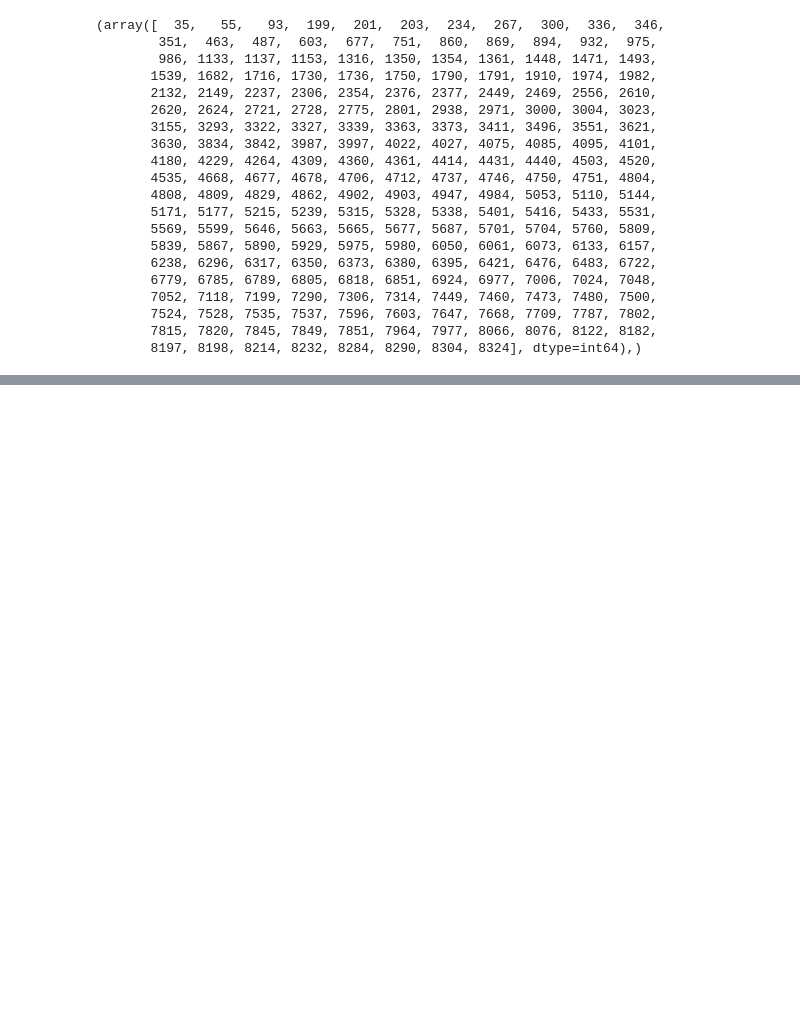
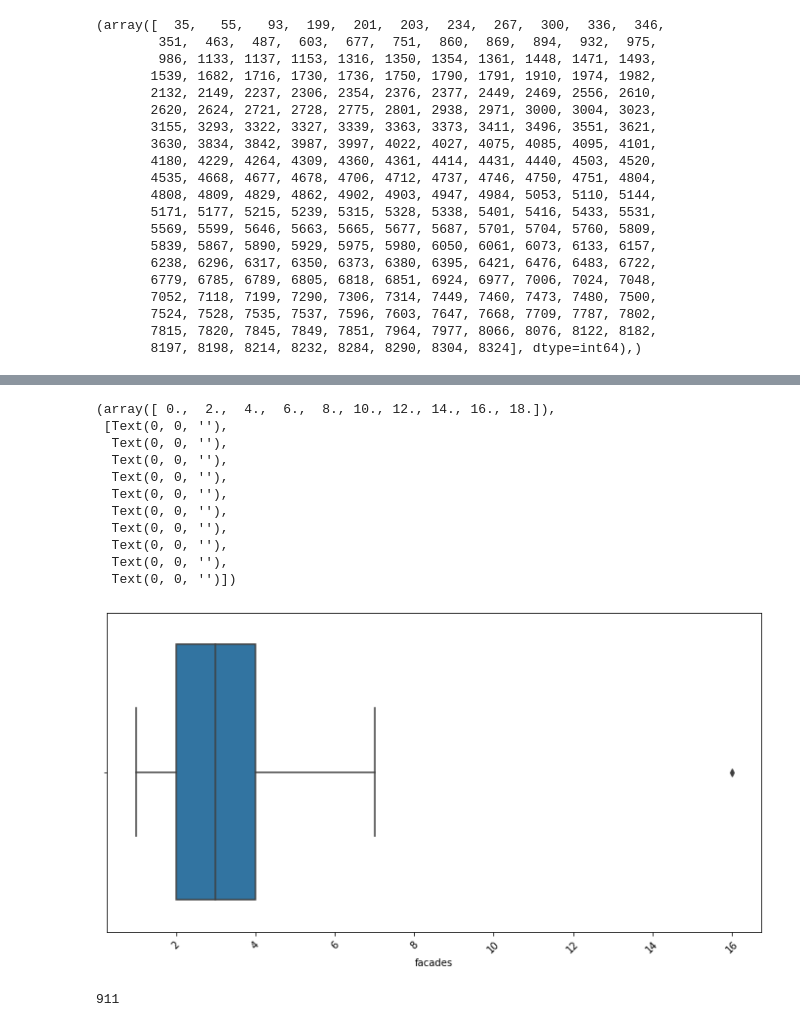
Before and after one commit to matthew-samyn/challenge-data-analysis, a Jupyter notebook: outliers.ipynb, the cells around one changed output, grey strips where cells are left out. Cells and saved outputs as stored; diff of their text form; code cells hidden in the pictures; blank space fills up the shorter version.

```diff
--- a/outliers.ipynb
+++ b/outliers.ipynb
@@ -167,3 +166,27 @@ df.loc[55:55]
 # %% [output]
 |  | area | price | state_of_building | facades | bedrooms | fully_equipped_kitchen | furnished | open_fire | ... |
 | 55 | 1050.0 | 2450000 | to be done up | 4.0 | 10.0 | hyper equipped | no | NaN | ... |
+# %%
+# Set figure size with matplotlib
+plt.figure(figsize=(12,6))
+
+# Boxplot for facades only
+sns.boxplot(x=df['facades'])
+plt.xticks(rotation=45)
+# %% [output]
+(array([ 0.,  2.,  4.,  6.,  8., 10., 12., 14., 16., 18.]),
+ [Text(0, 0, ''),
+  Text(0, 0, ''),
+  Text(0, 0, ''),
+  Text(0, 0, ''),
+  Text(0, 0, ''),
+  Text(0, 0, ''),
+  Text(0, 0, ''),
+  Text(0, 0, ''),
+  Text(0, 0, ''),
+  Text(0, 0, '')])
+[figure, added]
+# %%
+df['facades'].idxmax()
+# %% [output]
+911
```
Also changed, not shown: parts of 2 cells of this notebook.
